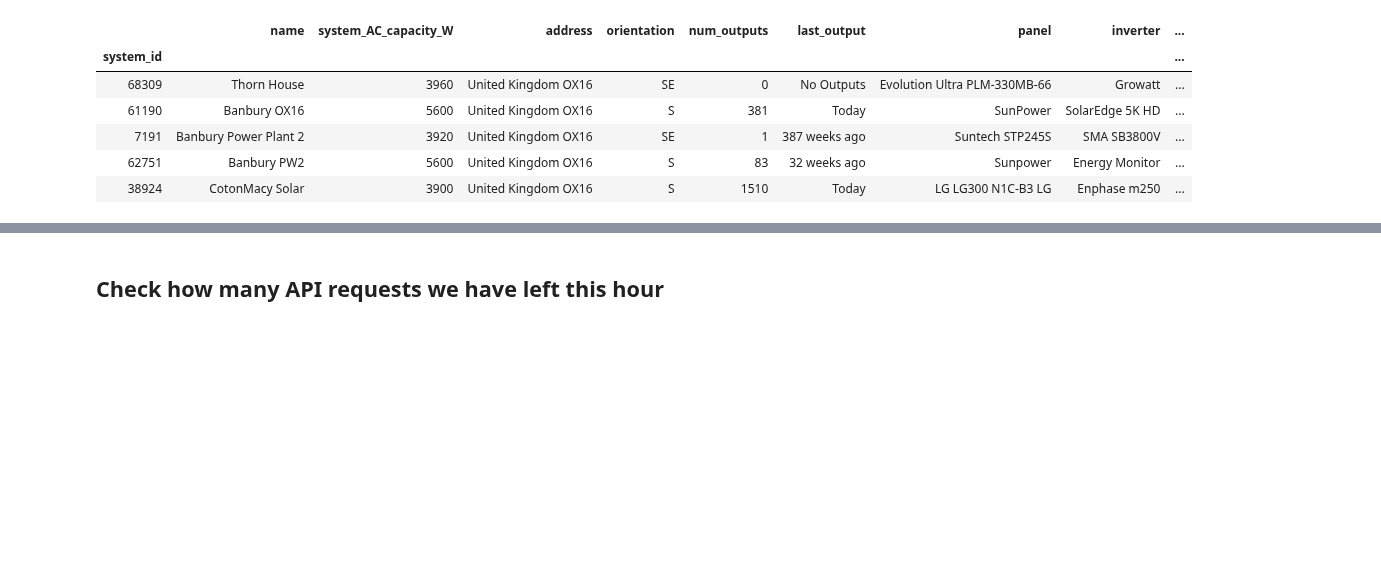
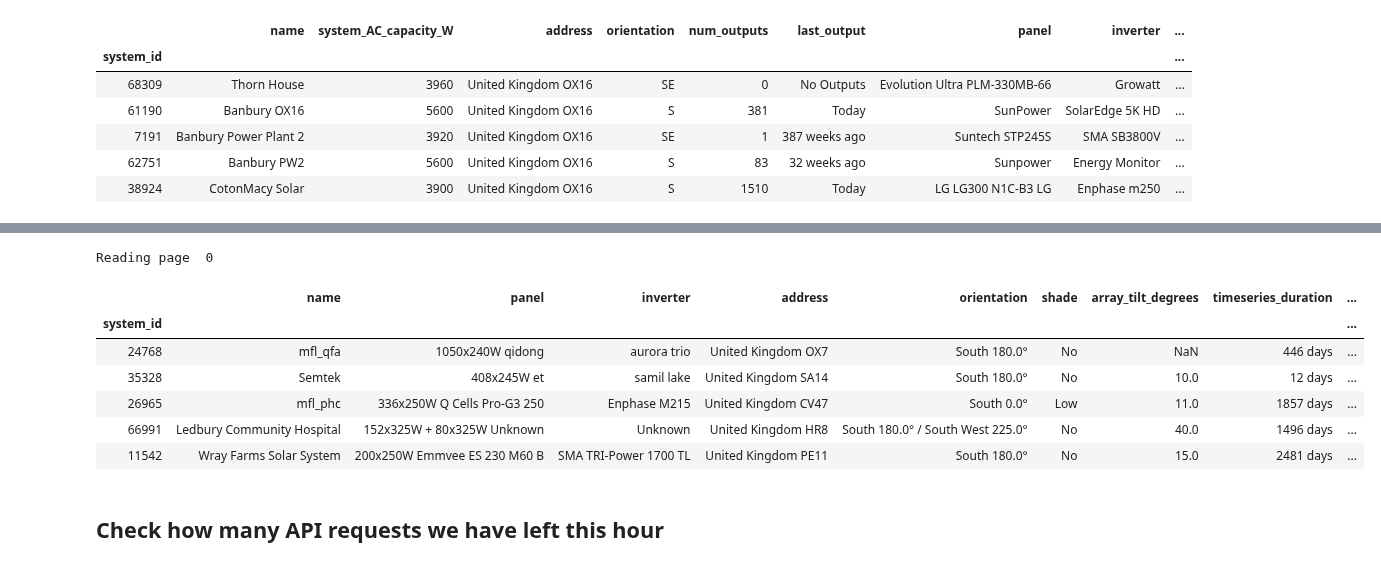
Before and after one commit to openclimatefix/pvoutput, a Jupyter notebook: examples/quick_start.ipynb, the cells around one changed output, grey strips where cells are left out. Saved outputs shown, nothing was run; the diff lists cells and outputs as text; code cells hidden in the pictures; blank space fills up the shorter version.

```diff
--- a/examples/quick_start.ipynb
+++ b/examples/quick_start.ipynb
@@ -29,3 +35,22 @@ pv_systems.head()
+# %%
+pv_systems_for_uk = get_pv_systems_for_country(
+    country='United Kingdom',  # See pvoutput.consts.PV_OUTPUT_COUNTRY_CODES for all recognised strings
+    sort_by='capacity',
+    ascending=False,
+    max_pages=1  # For this demo, we'll just scrape the first page of the map
+)
+# %% [output]
+Reading page  0
+# %%
+pv_systems_for_uk.head()
+# %% [output]
+|  | name | panel | inverter | address | orientation | shade | array_tilt_degrees | timeseries_duration | ... |
+| system_id |  |  |  |  |  |  |  |  | ... |
+| 24768 | mfl_qfa | 1050x240W qidong | aurora trio | United Kingdom OX7 | South 180.0° | No | NaN | 446 days | ... |
+| 35328 | Semtek | 408x245W et | samil lake | United Kingdom SA14 | South 180.0° | No | 10.0 | 12 days | ... |
+| 26965 | mfl_phc | 336x250W Q Cells Pro-G3 250 | Enphase M215 | United Kingdom CV47 | South 0.0° | Low | 11.0 | 1857 days | ... |
+| 66991 | Ledbury Community Hospital | 152x325W + 80x325W Unknown | Unknown | United Kingdom HR8 | South 180.0° / South West 225.0° | No | 40.0 | 1496 days | ... |
+| 11542 | Wray Farms Solar System | 200x250W Emmvee ES 230 M60 B | SMA TRI-Power 1700 TL | United Kingdom PE11 | South 180.0° | No | 15.0 | 2481 days | ... |
 # %% [markdown]
 ## Check how many API requests we have left this hour
 # %%
```
Also changed, not shown: parts of 5 cells of this notebook, 2 other files.
